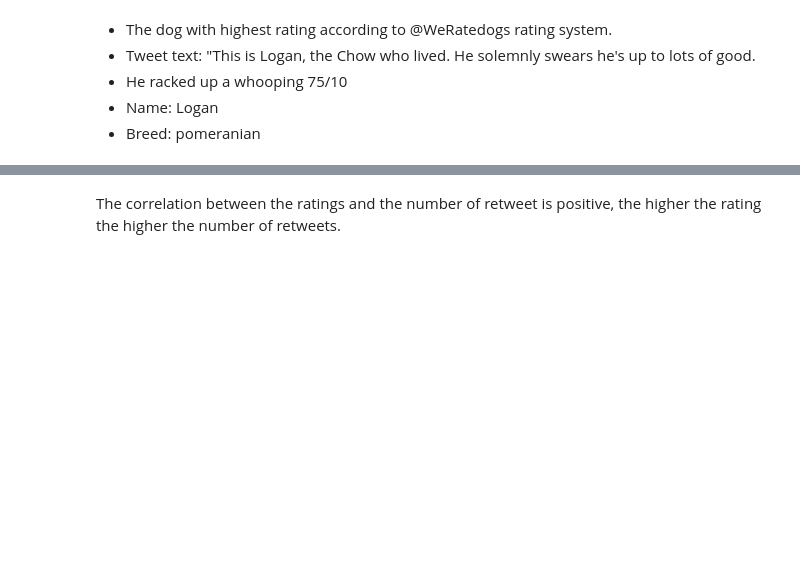
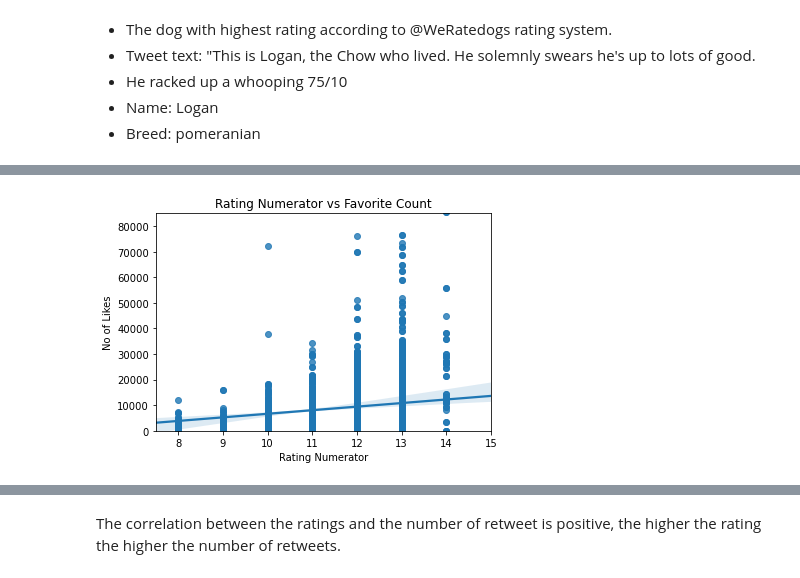
Before and after one commit to Ifyfrances/data_wrangle_analyze_project, a Jupyter notebook: wrangle_act.ipynb, the cells around one changed output, grey strips where cells are left out. Drawn from its saved outputs; the diff is of its cells as text; code cells hidden in the pictures; blank space fills up the shorter version.

```diff
--- a/wrangle_act.ipynb
+++ b/wrangle_act.ipynb
@@ -1323 +1335,11 @@ plt.xlim(0, 30);
+# %%
+#Plot of rating_numerator vs favourite count
+sns.regplot(data=tweet_master, x='rating_numerator', y='favourite_count')
+plt.xlim((7.5,15))
+plt.ylim(0, 85000)
+plt.ylabel('No of Likes')
+plt.xlabel('Rating Numerator')
+plt.title('Rating Numerator vs Favorite Count');
+# %% [output]
+[figure, added]
 # %%
```
Also changed, not shown: parts of 10 cells of this notebook, 5 other files.
